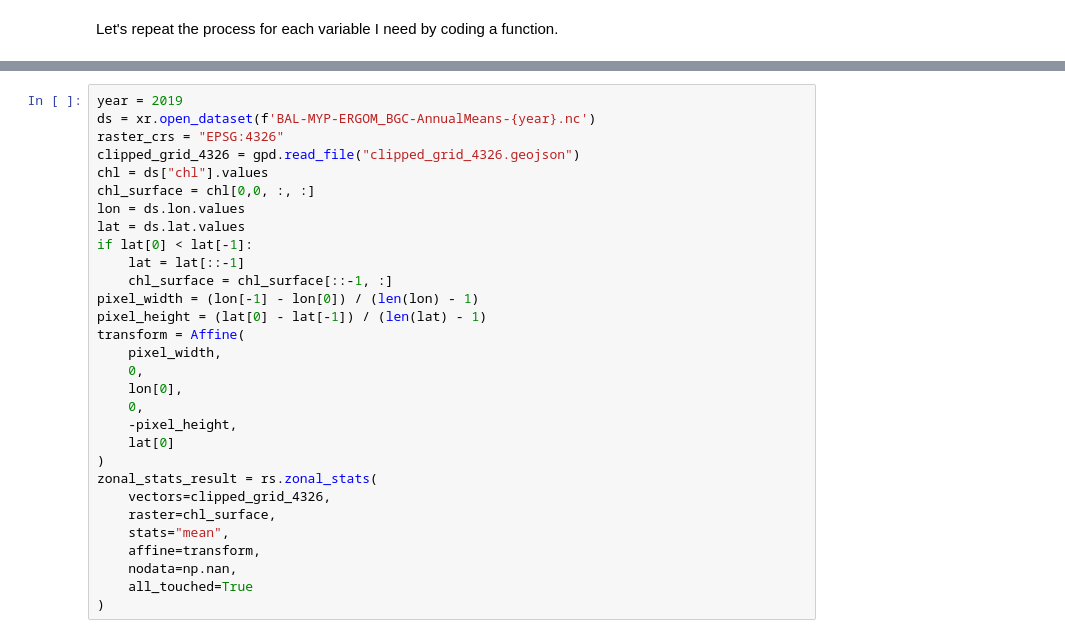
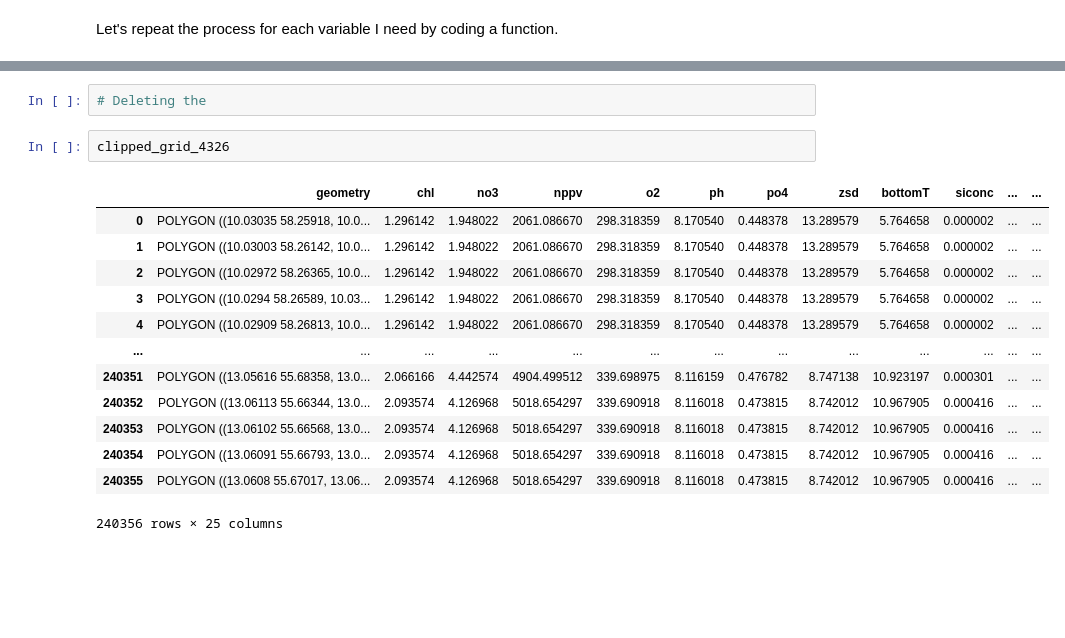
Before and after one commit to Mistra-C2B2/Angiosperms-model, a Jupyter notebook: 02.3_Resampling.ipynb, the cells around one changed output, grey strips where cells are left out. Saved outputs shown, nothing was run; the diff lists cells and outputs as text; blank space fills up the shorter version.

```diff
--- a/02.3_Resampling.ipynb
+++ b/02.3_Resampling.ipynb
@@ -457,30 +619,18 @@ for year in range (2015, 2024):
+# %%
+# Deleting the
 # %%
-year = 2019
-ds = xr.open_dataset(f'BAL-MYP-ERGOM_BGC-AnnualMeans-{year}.nc')
-raster_crs = "EPSG:4326"
-clipped_grid_4326 = gpd.read_file("clipped_grid_4326.geojson")
-chl = ds["chl"].values
-chl_surface = chl[0,0, :, :]
-lon = ds.lon.values
-lat = ds.lat.values
-if lat[0] < lat[-1]:
-    lat = lat[::-1]
-    chl_surface = chl_surface[::-1, :]
-pixel_width = (lon[-1] - lon[0]) / (len(lon) - 1)
-pixel_height = (lat[0] - lat[-1]) / (len(lat) - 1)
-transform = Affine(
-    pixel_width,
-    0,
-    lon[0],
-    0,
-    -pixel_height,
-    lat[0]
-)
-zonal_stats_result = rs.zonal_stats(
-    vectors=clipped_grid_4326,
-    raster=chl_surface,
-    stats="mean",
-    affine=transform,
-    nodata=np.nan,
-    all_touched=True
-)
+clipped_grid_4326
+# %% [output]
+|  | geometry | chl | no3 | nppv | o2 | ph | po4 | zsd | bottomT | siconc | ... | ... |
+| 0 | POLYGON ((10.03035 58.25918, 10.0... | 1.296142 | 1.948022 | 2061.086670 | 298.318359 | 8.170540 | 0.448378 | 13.289579 | 5.764658 | 0.000002 | ... | ... |
+| 1 | POLYGON ((10.03003 58.26142, 10.0... | 1.296142 | 1.948022 | 2061.086670 | 298.318359 | 8.170540 | 0.448378 | 13.289579 | 5.764658 | 0.000002 | ... | ... |
+| 2 | POLYGON ((10.02972 58.26365, 10.0... | 1.296142 | 1.948022 | 2061.086670 | 298.318359 | 8.170540 | 0.448378 | 13.289579 | 5.764658 | 0.000002 | ... | ... |
+| 3 | POLYGON ((10.0294 58.26589, 10.03... | 1.296142 | 1.948022 | 2061.086670 | 298.318359 | 8.170540 | 0.448378 | 13.289579 | 5.764658 | 0.000002 | ... | ... |
+| 4 | POLYGON ((10.02909 58.26813, 10.0... | 1.296142 | 1.948022 | 2061.086670 | 298.318359 | 8.170540 | 0.448378 | 13.289579 | 5.764658 | 0.000002 | ... | ... |
+| ... | ... | ... | ... | ... | ... | ... | ... | ... | ... | ... | ... | ... |
+| 240351 | POLYGON ((13.05616 55.68358, 13.0... | 2.066166 | 4.442574 | 4904.499512 | 339.698975 | 8.116159 | 0.476782 | 8.747138 | 10.923197 | 0.000301 | ... | ... |
+| 240352 | POLYGON ((13.06113 55.66344, 13.0... | 2.093574 | 4.126968 | 5018.654297 | 339.690918 | 8.116018 | 0.473815 | 8.742012 | 10.967905 | 0.000416 | ... | ... |
+| 240353 | POLYGON ((13.06102 55.66568, 13.0... | 2.093574 | 4.126968 | 5018.654297 | 339.690918 | 8.116018 | 0.473815 | 8.742012 | 10.967905 | 0.000416 | ... | ... |
+| 240354 | POLYGON ((13.06091 55.66793, 13.0... | 2.093574 | 4.126968 | 5018.654297 | 339.690918 | 8.116018 | 0.473815 | 8.742012 | 10.967905 | 0.000416 | ... | ... |
+| 240355 | POLYGON ((13.0608 55.67017, 13.06... | 2.093574 | 4.126968 | 5018.654297 | 339.690918 | 8.116018 | 0.473815 | 8.742012 | 10.967905 | 0.000416 | ... | ... |
+240356 rows × 25 columns
```
Also changed, not shown: parts of 14 cells of this notebook, 2 other files.
